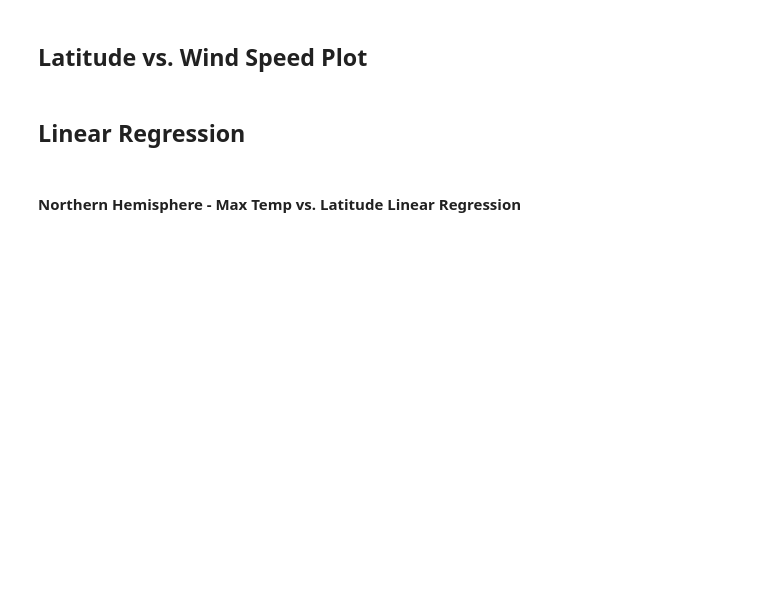
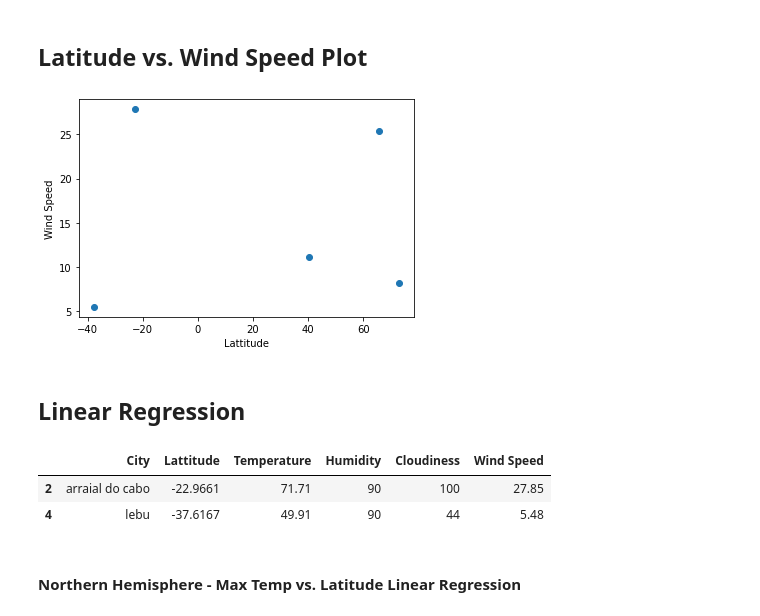
Before and after one commit to SrideviMadduri/python-api-challange, a Jupyter notebook: WeatherPy/WeatherPy.ipynb, the cells around one changed output. Cells and saved outputs as stored; diff of their text form; code cells hidden in the pictures; blank space fills up the shorter version.

```diff
--- a/WeatherPy/WeatherPy.ipynb
+++ b/WeatherPy/WeatherPy.ipynb
@@ -135,6 +191,26 @@ Skip this step if there are no cities that have humidity > 100%.
 # %% [markdown]
 ## Latitude vs. Wind Speed Plot
+# %%
+plt.scatter(city_data_df['Lattitude'],city_data_df['Wind Speed'])
+plt.xlabel("Lattitude")
+plt.ylabel("Wind Speed")
+plt.show()
+# %% [output]
+[figure, added]
 # %% [markdown]
 ## Linear Regression
+# %%
+# The second requirement is to compute the linear regression for each relationship.
+# This time, separate the plots into Northern Hemisphere (greater than or equal to 0 degrees latitude)
+# and Southern Hemisphere (less than 0 degrees latitude):
+
+northern_hemisphere_df=city_data_df[city_data_df['Lattitude']>=0]
+northern_hemisphere_df
+southern_hemisphere_df=city_data_df[city_data_df['Lattitude']<0]
+southern_hemisphere_df
+# %% [output]
+|  | City | Lattitude | Temperature | Humidity | Cloudiness | Wind Speed |
+| 2 | arraial do cabo | -22.9661 | 71.71 | 90 | 100 | 27.85 |
+| 4 | lebu | -37.6167 | 49.91 | 90 | 44 | 5.48 |
 # %% [markdown]
 ####  Northern Hemisphere - Max Temp vs. Latitude Linear Regression
```
Also changed, not shown: parts of 17 cells of this notebook, 1 other file.
